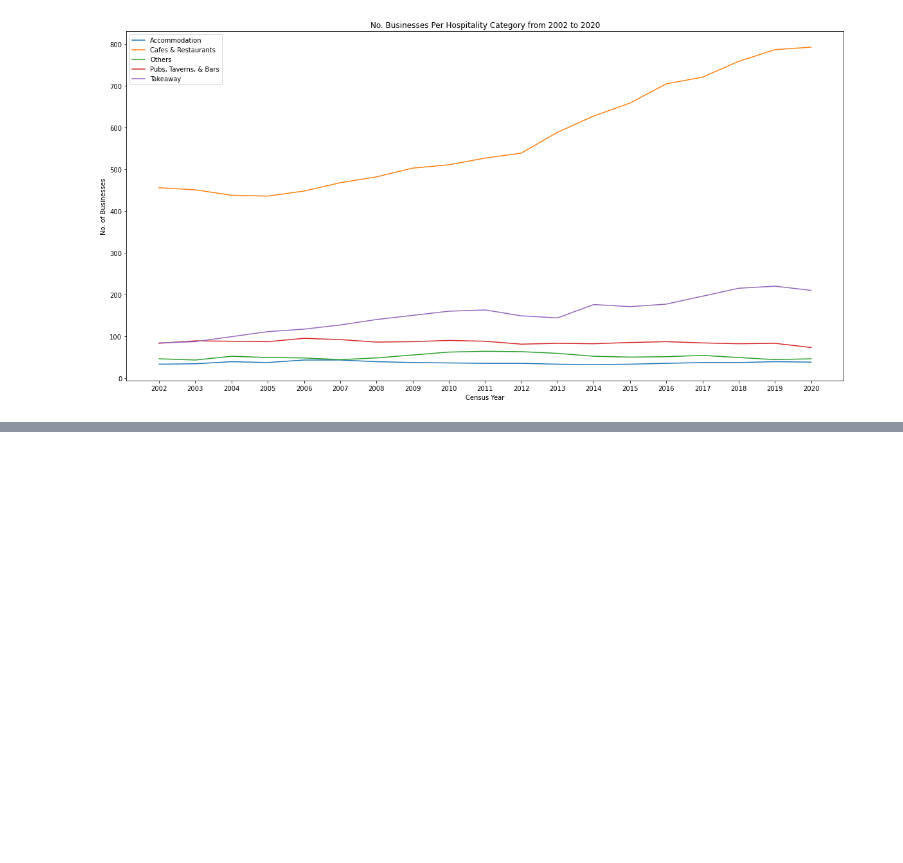
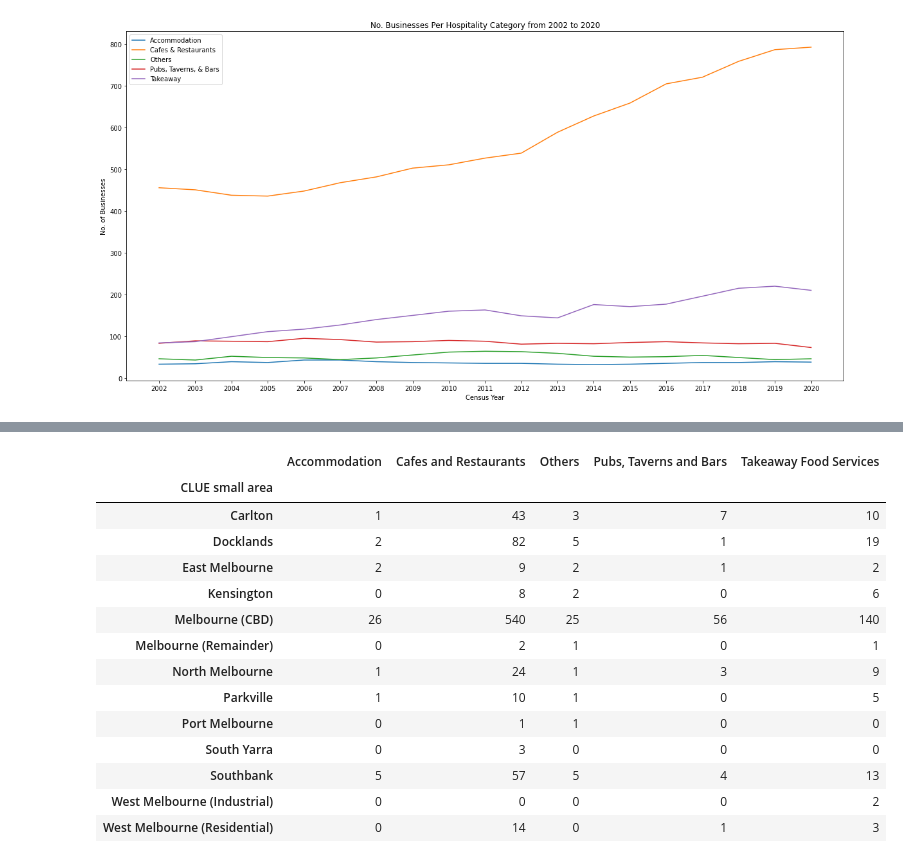
Before and after one commit to JarrodCasey/databootcamp-project1, a Jupyter notebook: MelbourneCafeAnalysis.ipynb, the cells around one changed output, grey strips where cells are left out. Saved outputs shown, nothing was run; the diff lists cells and outputs as text; code cells hidden in the pictures; blank space fills up the shorter version.

```diff
--- a/MelbourneCafeAnalysis.ipynb
+++ b/MelbourneCafeAnalysis.ipynb
@@ -298,0 +351,22 @@ plt.show()
+# %%
+## Create a pivot table that identifies the number of businesses that exists per category type in each suburb
+plt.style.use('ggplot')
+table_df = pd.DataFrame(pd.pivot_table(data = Data2020Yr_df, index = ['CLUE small area'],columns = ["Recategorised Industry"],aggfunc = 'size',fill_value = 0))
+table_df.columns.name = None
+table_df
+# %% [output]
+|  | Accommodation | Cafes and Restaurants | Others | Pubs, Taverns and Bars | Takeaway Food Services |
+| CLUE small area |  |  |  |  |  |
+| Carlton | 1 | 43 | 3 | 7 | 10 |
+| Docklands | 2 | 82 | 5 | 1 | 19 |
+| East Melbourne | 2 | 9 | 2 | 1 | 2 |
+| Kensington | 0 | 8 | 2 | 0 | 6 |
+| Melbourne (CBD) | 26 | 540 | 25 | 56 | 140 |
+| Melbourne (Remainder) | 0 | 2 | 1 | 0 | 1 |
+| North Melbourne | 1 | 24 | 1 | 3 | 9 |
+| Parkville | 1 | 10 | 1 | 0 | 5 |
+| Port Melbourne | 0 | 1 | 1 | 0 | 0 |
+| South Yarra | 0 | 3 | 0 | 0 | 0 |
+| Southbank | 5 | 57 | 5 | 4 | 13 |
+| West Melbourne (Industrial) | 0 | 0 | 0 | 0 | 2 |
+| West Melbourne (Residential) | 0 | 14 | 0 | 1 | 3 |
```
Also changed, not shown: parts of 17 cells of this notebook.
